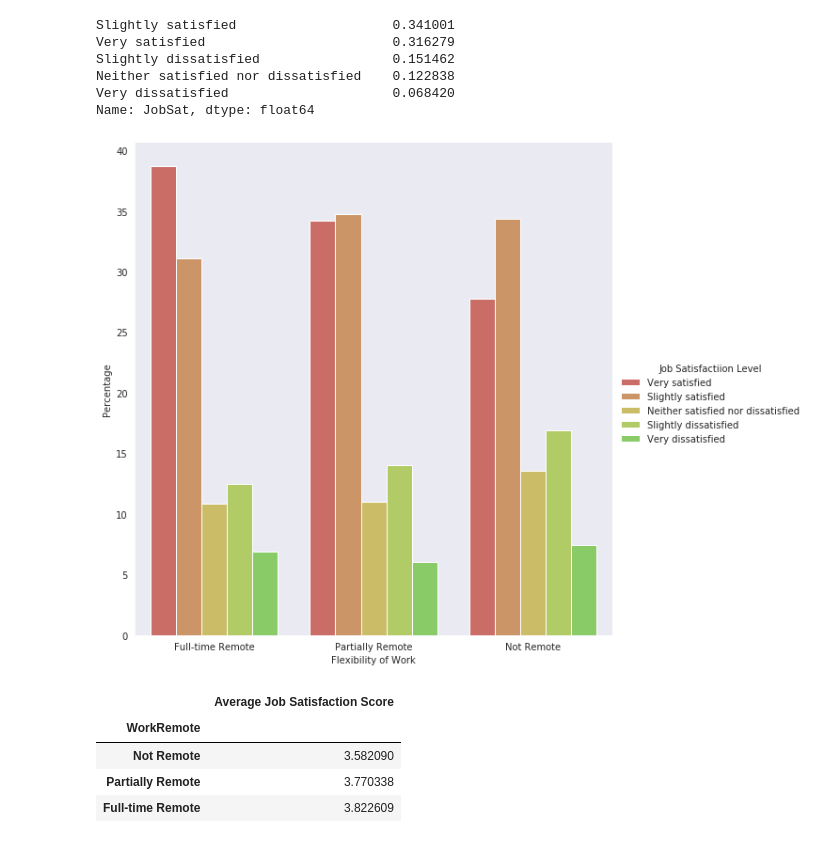
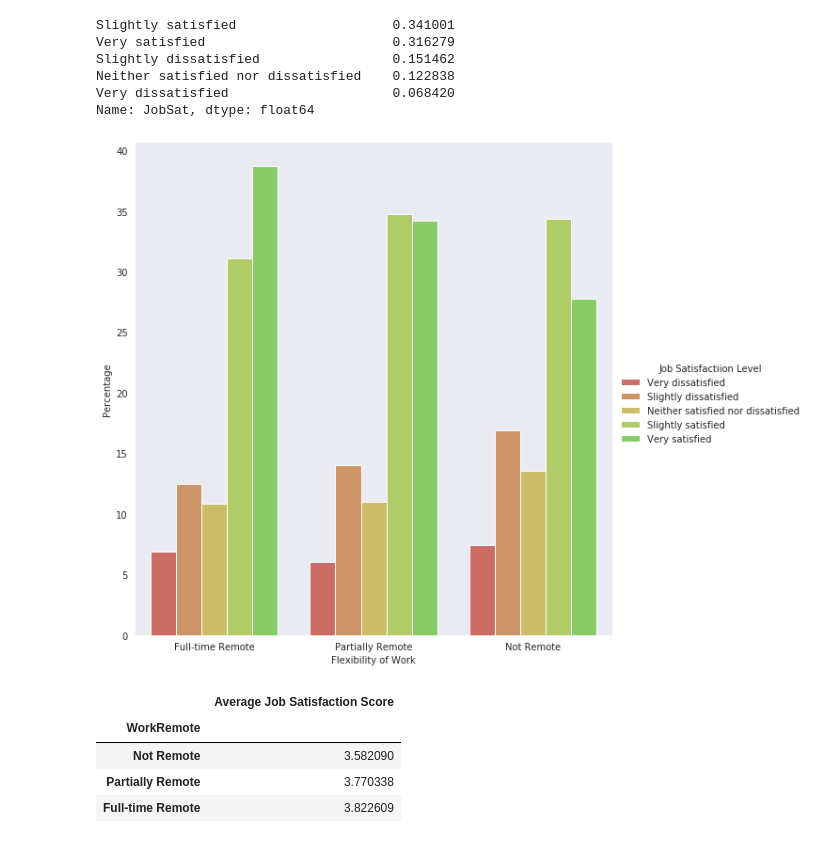
Before and after one commit to arunnthevapalan/remote-work, a Jupyter notebook: AnalysisReport.ipynb, the cells around one changed output. Cells and saved outputs as stored; diff of their text form; code cells hidden in the pictures.

```diff
--- a/AnalysisReport.ipynb
+++ b/AnalysisReport.ipynb
@@ -175,17 +175,17 @@ Name: JobSat, dtype: float64
 # %%
 (data_jobsat
 .groupby('WorkRemote')['JobSat']
 .value_counts(normalize=True)
 .mul(100)
 .rename('percent')
 .reset_index()
 .pipe((sns.catplot,'data'),height = 8,aspect =1, x='WorkRemote',y='percent',hue='JobSat',kind='bar',
       order=['Full-time Remote','Partially Remote','Not Remote'],
-      hue_order = ["Very satisfied", "Slightly satisfied", "Neither satisfied nor dissatisfied", "Slightly dissatisfied","Very dissatisfied"],
+      hue_order = ["Very dissatisfied", "Slightly dissatisfied", "Neither satisfied nor dissatisfied", "Slightly satisfied", "Very satisfied"],
       palette=sns.color_palette("hls",15)).set(xlabel='Flexibility of Work', ylabel='Percentage')._legend.set_title("Job Satisfactiion Level"))
-plt.savefig('output/job_sat1.png')
+#plt.savefig('output/job_sat1.png')
 # %% [output]
-[figure, old version]
+[figure, new version]
 # %%
 #convert to likert scales for better analysis
 
```
Also changed, not shown: 1 other file.
